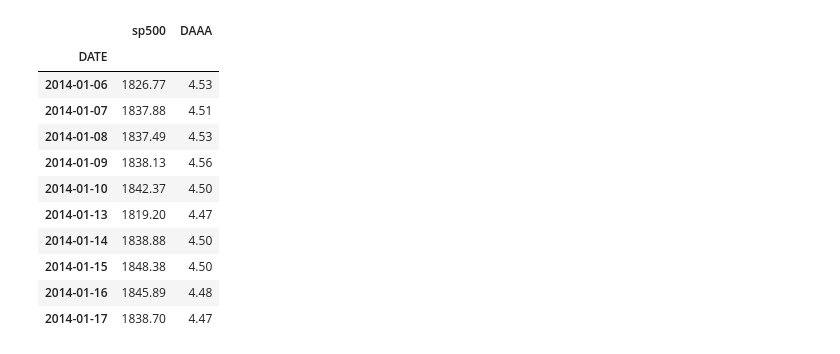
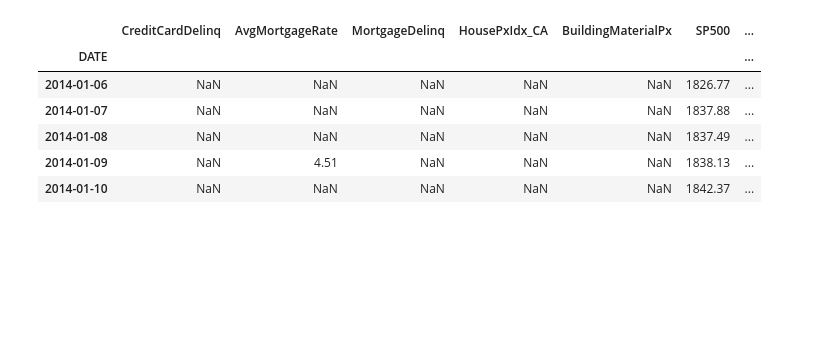
Before and after one commit to GiftChimangeni/wqu_GWP_MScFE_600, a Jupyter notebook: data_analysis_FinancialData_GWP1.ipynb, the cells around one changed output. Drawn from its saved outputs; the diff is of its cells as text; code cells hidden in the pictures; blank space fills up the shorter version.

```diff
--- a/data_analysis_FinancialData_GWP1.ipynb
+++ b/data_analysis_FinancialData_GWP1.ipynb
@@ -39,21 +40,3 @@ from scipy import stats
 # WOULD BE INTERESTING TO ANALYSE ITS DISTRIBUTION OF RETURNS WITH A HISTORGRAM AND HOW FAR IT IS FROM A NORMAL DISTRIBUTION (CALCULATE SKEW AND KURT).
 # I'M NOT SURE ABOUT SCENARIO 3, BUT I WAS THINKING THAT BUILDING MATERIALS GOING UP IN PRICE IS BAD AS IT IS LESS LIKELY THE
 # CONSTRUCTION COMPANY WILL SUCCESSFULLY FINISH THE BUILDING.
-# %%
-end = datetime.date(2024,1,4)#datetime.date(2021, 11, 20)
-start = end - datetime.timedelta(365 * 10)
-df = web.DataReader(["sp500", "DAAA"], "fred", start, end)
-df.head(10)
-# %% [output]
-|  | sp500 | DAAA |
-| DATE |  |  |
-| 2014-01-06 | 1826.77 | 4.53 |
-| 2014-01-07 | 1837.88 | 4.51 |
-| 2014-01-08 | 1837.49 | 4.53 |
-| 2014-01-09 | 1838.13 | 4.56 |
-| 2014-01-10 | 1842.37 | 4.50 |
-| 2014-01-13 | 1819.20 | 4.47 |
-| 2014-01-14 | 1838.88 | 4.50 |
-| 2014-01-15 | 1848.38 | 4.50 |
-| 2014-01-16 | 1845.89 | 4.48 |
-| 2014-01-17 | 1838.70 | 4.47 |
@@ -59,0 +54,14 @@ df.head(10)
+# %%
+end = datetime.date(2024,1,4)#datetime.date(2021, 11, 20)
+start = end - datetime.timedelta(365 * 10)
+df = web.DataReader(['DRCCLACBS', 'MORTGAGE30US', 'DRSFRMACBS', 'CASTHPI', 'PCU44414441', 'sp500', 'DAAA'], 'fred', start, end)
+df.rename(columns=column_name_mapping, inplace=True)
+df.head()
+# %% [output]
+|  | CreditCardDelinq | AvgMortgageRate | MortgageDelinq | HousePxIdx_CA | BuildingMaterialPx | SP500 | ... |
+| DATE |  |  |  |  |  |  | ... |
+| 2014-01-06 | NaN | NaN | NaN | NaN | NaN | 1826.77 | ... |
+| 2014-01-07 | NaN | NaN | NaN | NaN | NaN | 1837.88 | ... |
+| 2014-01-08 | NaN | NaN | NaN | NaN | NaN | 1837.49 | ... |
+| 2014-01-09 | NaN | 4.51 | NaN | NaN | NaN | 1838.13 | ... |
+| 2014-01-10 | NaN | NaN | NaN | NaN | NaN | 1842.37 | ... |
```
Also changed, not shown: parts of 5 cells of this notebook.
